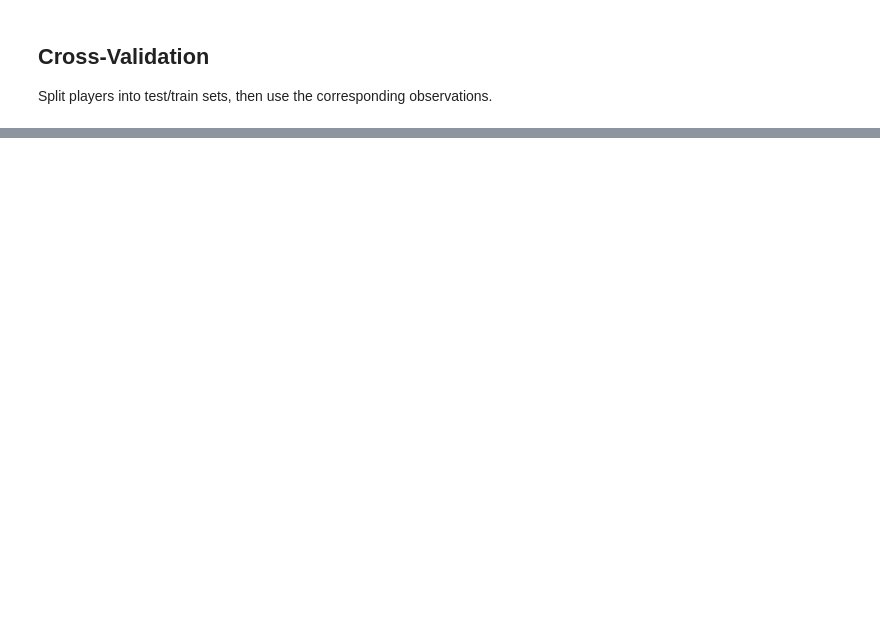
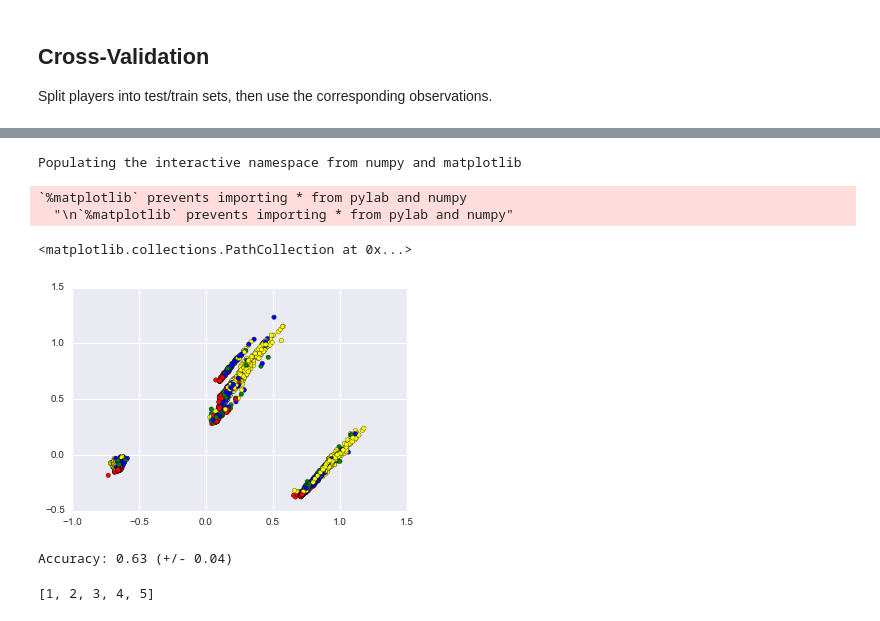
Before and after one commit to natereed/predicting-team-wins-and-player-salaries, a Jupyter notebook: Model.ipynb, the cells around one changed output, grey strips where cells are left out. Drawn from its saved outputs; the diff is of its cells as text; code cells hidden in the pictures; blank space fills up the shorter version.

```diff
--- a/Model.ipynb
+++ b/Model.ipynb
@@ -200,0 +324,3 @@ ImportError: DLL load failed: %1 is not a valid Win32 application.
+# %%
+df['Salary Bin'] = pd.qcut(df['Adjusted Salary'], 4, labels=[1,2,3,4])
+#df['Adjusted Salary'].describe()
@@ -200,0 +337,9 @@ ImportError: DLL load failed: %1 is not a valid Win32 application.
+# %%
+from sklearn import svm
+clf = svm.LinearSVC()
+X = np.asarray(pd.DataFrame(df, columns=columns))
+y = np.asarray(df['Salary Bin'])
+
+groups = [players.index(row['Player Id']) for index, row in df.iterrows()]
+scores = cross_val_score(clf, X, y, groups, cv=GroupKFold(n_splits=5))
+print("Accuracy: %0.2f (+/- %0.2f)" % (scores.mean(), scores.std() * 2))
@@ -200,0 +348,8 @@ ImportError: DLL load failed: %1 is not a valid Win32 application.
+# %%
+from sklearn.decomposition import PCA
+reduced_data = PCA(n_components=2).fit_transform(X)
+#import seaborn as sns
+#sns.jointplot(x=reduced_X, y)
+# %%
+data=pd.DataFrame({'x' : reduced_data[:,0], 'y': reduced_data[:,1]})
+data.describe()
@@ -200,0 +366,27 @@ ImportError: DLL load failed: %1 is not a valid Win32 application.
+# %%
+%pylab inline
+colors = ['red', 'green', 'blue', 'yellow']
+plt.scatter(data['x'], data['y'], c=[colors[p-1] for p in df['Salary Bin']])
+# %% [output]
+Populating the interactive namespace from numpy and matplotlib
+`%matplotlib` prevents importing * from pylab and numpy
+  "\n`%matplotlib` prevents importing * from pylab and numpy"
+<matplotlib.collections.PathCollection at 0x...>
+[figure, added]
+# %%
+n = 4
+df['Salary Bin'] = pd.qcut(df['Adjusted Salary'], n, labels=list([x + 1 for x in range(n)]))
+
+from sklearn.neighbors import KNeighborsClassifier
+X = np.asarray(pd.DataFrame(df, columns=columns))
+y = np.asarray(df['Salary Bin'])
+clf = KNeighborsClassifier()
+groups = [players.index(row['Player Id']) for index, row in df.iterrows()]
+scores = cross_val_score(clf, X, y, groups, cv=GroupKFold(n_splits=5))
+print("Accuracy: %0.2f (+/- %0.2f)" % (scores.mean(), scores.std() * 2))
+# %% [output]
+Accuracy: 0.63 (+/- 0.04)
+# %%
+list([x + 1 for x in range(5)])
+# %% [output]
+[1, 2, 3, 4, 5]
```
Also changed, not shown: parts of 34 cells of this notebook, 12 other files.
